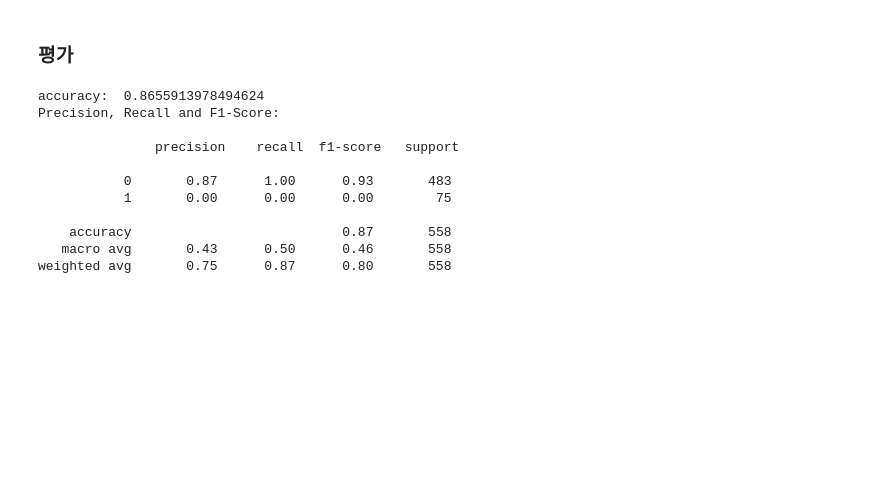
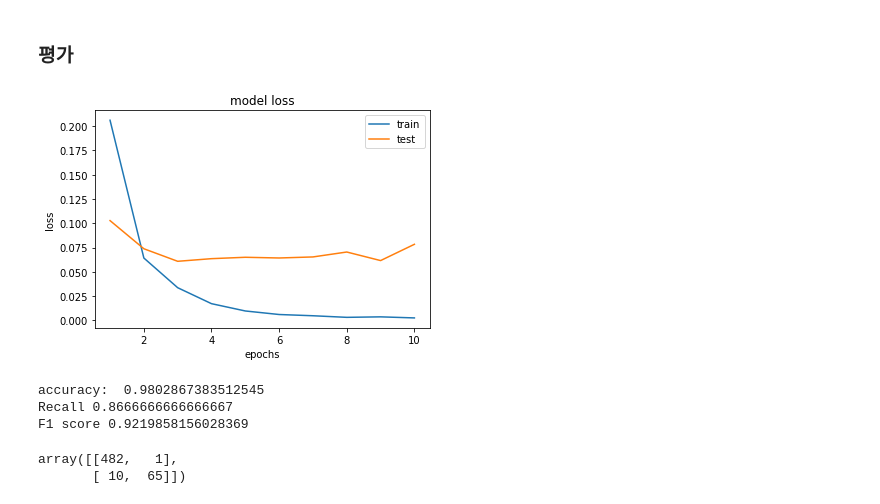
Before and after one commit to YonseiESC/ESC-20FALL, a Jupyter notebook: 중간과제/4조/중간과제_NLP_조유림.ipynb, the cells around one changed output. Drawn from its saved outputs; the diff is of its cells as text; code cells hidden in the pictures; blank space fills up the shorter version.

```diff
--- a/중간과제/4조/중간과제_NLP_조유림.ipynb
+++ b/중간과제/4조/중간과제_NLP_조유림.ipynb
@@ -254,3 +263,0 @@ len(word_in_glove)
-# %%
-for ind, word in enumerate(word_in_glove):
-  dict[word] = ind
@@ -277,9 +264,9 @@ dict
 # %%
 embedding_dim = 100
-vocab_size=6237
+vocab_size=len(word_index)+1
 embedding_matrix = np.zeros((vocab_size, embedding_dim))
 # %%
-for word, i in dict.items():
+for word, i in word_index.items():
     embedding_vector = embedding_dict.get(word)
     if embedding_vector is not None:
         embedding_matrix[i] = embedding_vector
@@ -350,4 +338,4 @@ from tensorflow.keras.layers import Embedding, Dropout, Conv1D, GlobalMaxPooling
 # %%
-filter_sizes = [2,3,5]
-num_filters = 512
+filter_sizes = [3,4,5]
+num_filters = 100
 drop = 0.5
@@ -434,15 +513,26 @@ y_test = idx_encode.inverse_transform(y_test) # 정수 시퀀스를 레이블에
-# %%
-print('accuracy: ', sum(y_predicted == y_test) / len(y_test))
-print("Precision, Recall and F1-Score:\n\n", classification_report(y_test, y_predicted))
-# %% [output]
-accuracy:  0.8655913978494624
-Precision, Recall and F1-Score:
-
-               precision    recall  f1-score   support
-
-           0       0.87      1.00      0.93       483
-           1       0.00      0.00      0.00        75
-
-    accuracy                           0.87       558
-   macro avg       0.43      0.50      0.46       558
-weighted avg       0.75      0.87      0.80       558
+# %%
+epochs = range(1, len(history.history['loss']) + 1)
+plt.plot(epochs, history.history['loss'])
+plt.plot(epochs, history.history['val_loss'])
+plt.title('model loss')
+plt.ylabel('loss')
+plt.xlabel('epochs')
+plt.legend(['train', 'test'], loc='upper right')
+plt.show()
+# %% [output]
+[figure, added]
+# %%
+from sklearn.metrics import accuracy_score, recall_score, precision_score, f1_score
+print('accuracy: ', accuracy_score(y_test,y_pred)) #0.96
+print("Recall", recall_score(y_test, y_pred)) #0.72
+print("F1 score", f1_score(y_test, y_pred)) #0.83
+# %% [output]
+accuracy:  0.9802867383512545
+Recall 0.8666666666666667
+F1 score 0.9219858156028369
+# %%
+from sklearn.metrics import confusion_matrix
+confusion_matrix(y_test, y_pred)
+# %% [output]
+array([[482,   1],
+       [ 10,  65]])
```
Also changed, not shown: parts of 28 cells of this notebook.
